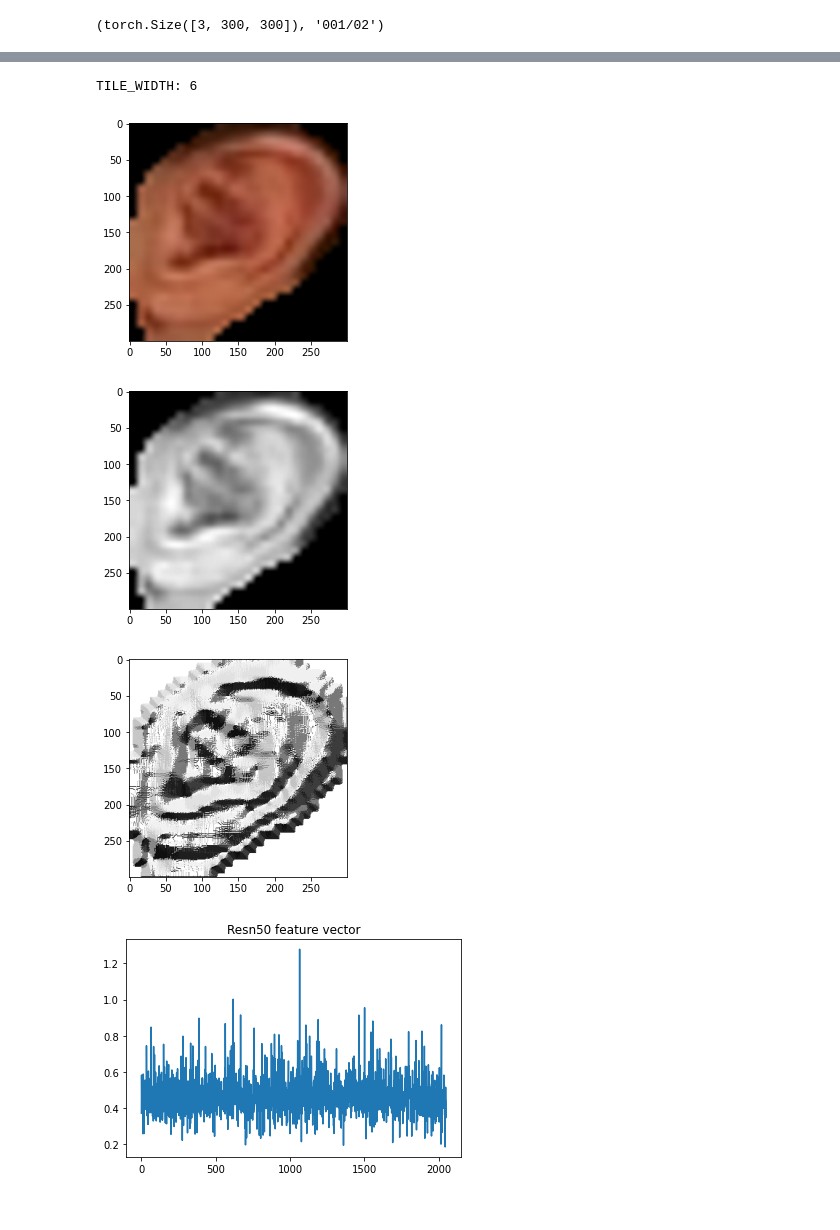
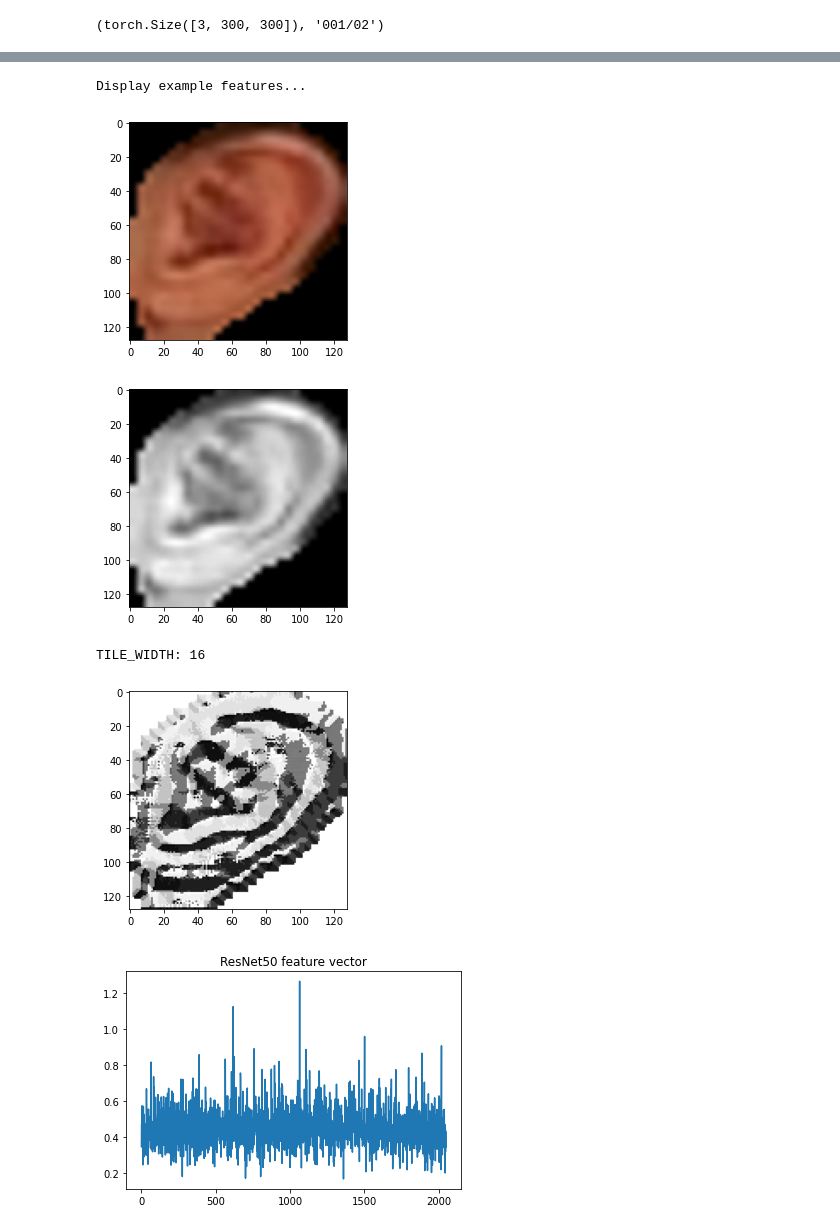
Before and after one commit to Matjaz12/Ear-Recognition-Pipeline, a Jupyter notebook: feature_extraction.ipynb, the cells around one changed output, grey strips where cells are left out. Saved outputs shown, nothing was run; the diff lists cells and outputs as text; code cells hidden in the pictures.

```diff
--- a/feature_extraction.ipynb
+++ b/feature_extraction.ipynb
@@ -76,5 +73,9 @@ ROOT_PATH = "/kaggle/input/eardataset/"
 
 Load ResNet50 pretrained on ImageNet. We'll use the ResNet50 model for inference (i.e we'll pass a cropped ear through the network and use its associated last fully connected layer as a feature vector).
 # %%
-from torchvision.models import resnet50, ResNet50_Weights
-resnet50_model = resnet50(weights=ResNet50_Weights.IMAGENET1K_V1)
+#from torchvision.models import resnet50, ResNet50_Weights
+#resnet50_model = resnet50(weights=ResNet50_Weights.IMAGENET1K_V1)
+
+
+from torchvision.models import resnet50
+resnet50_model = resnet50(pretrained=True)
@@ -198,4 +201,6 @@ def get_model(out_channels=1, train_mode=False, pretrained=True):
 # %%
+print("Loading model...")
 MODELS_DIR = "./DeepLabV3_v1"
+MODELS_DIR = "/kaggle/input/seg-model/DeepLabV3_v1"
 deeplabv3_model = get_model(out_channels=1, train_mode=False, pretrained=True)
 deeplabv3_model.load_state_dict(torch.load(MODELS_DIR))
@@ -251,7 +260,7 @@ preprocess_transform = albumentations.Compose([
     ToTensorV2(transpose_mask=True)
 ])
 
-train_dataset = EarClassificationDataset(annotations_file="./annotations_train.csv",
+train_dataset = EarClassificationDataset(annotations_file=f"/kaggle/input/tempdata/annotations_train.csv",
                                 image_dir=f"{ROOT_PATH}/images",
                                 transform=preprocess_transform)
 
@@ -361,7 +370,7 @@ def normalize(images, mean, std):
 
 Iterate over training images, extract features and save them to the database.
 # %%
-OUT_IMAGE_HEIGHT, OUT_IMAGE_WIDTH = IMAGE_HEIGHT, IMAGE_WIDTH
+OUT_IMAGE_HEIGHT, OUT_IMAGE_WIDTH = 128, 128
 
 def segment_ear(model, image, threshold):
     image = image.unsqueeze(dim=0).to(DEVICE)
@@ -372,9 +381,13 @@ def segment_ear(model, image, threshold):
     pred_mask[pred_mask >= threshold] = 1.0
     pred_mask[pred_mask < threshold] = 0.0
 
+    # check if empty mask
+    if not pred_mask.nonzero().sum().item():
+        return None
+
     # Crop image using predicted seg. mask & rescale the image
     cropped_image = crop_image(de_normalize(image, mean, std), pred_mask)
-    cropped_image = Image.fromarray(np.uint8(cropped_image * 255)).resize((IMAGE_HEIGHT, IMAGE_WIDTH))
+    cropped_image = Image.fromarray(np.uint8(cropped_image * 255)).resize((OUT_IMAGE_HEIGHT, OUT_IMAGE_WIDTH))
 
     return cropped_image
 
@@ -399,45 +412,49 @@ def resnet_50_features(feature_extractor, image):
 from PIL import Image
 
 THRESHOLD = 0.25
-
-lbp_descriptor = ScikitLBP(num_points=8, radius=1, to_hist=False, method="default")
-tile_sizes = list(divisors(image[0].shape[0], generator=True))[1: -1]
-TILE_WIDTH = tile_sizes[3]
-
-print(f"TILE_WIDTH: {TILE_WIDTH}")
-
+NUM_POINTS = 8
+RADIUS = 1
+TO_HIST = False
+lbp_descriptor = None
 
 with torch.no_grad():
+    print("Display example features...")
     for idx, (image, label) in enumerate(train_dataset):
 
         # Segment ear from the image
         cropped_image = segment_ear(deeplabv3_model, image, THRESHOLD)
         plt.imshow(cropped_image)
         plt.show()
 
         # Convert to gray scale
         cropped_gray_image = np.array(cropped_image.convert("L"))
         plt.imshow(cropped_gray_image, cmap="gray")
         plt.show()
 
+        if not lbp_descriptor:
+            lbp_descriptor = ScikitLBP(num_points=NUM_POINTS, radius=RADIUS, to_hist=TO_HIST, method="default")
+            tile_sizes = list(divisors(cropped_gray_image[0].shape[0], generator=True))[1: -1]
+            TILE_WIDTH = tile_sizes[3]
+            print(f"TILE_WIDTH: {TILE_WIDTH}")
+
         # Extract local binary patterns
         feature_vect = lbp_descriptor.describe(cropped_gray_image[np.newaxis, :, :], tile_width=TILE_WIDTH)[0]
         feature_vect = feature_vect.reshape((cropped_gray_image.shape))
-
         plt.imshow(feature_vect, cmap="gray")
         plt.show()
 
         # ResNet50 (ImageNet) features
         feature_vector = resnet_50_features(resnet50_feature_extractor, cropped_image)
         plt.plot(feature_vector.cpu())
-        plt.title("Resn50 feature vector")
+        plt.title("ResNet50 feature vector")
         plt.show()
 
         break
 # %% [output]
-TILE_WIDTH: 6
+Display example features...
-[figure, old version]
+[figure, new version]
-[figure, old version]
+[figure, new version]
+TILE_WIDTH: 16
-[figure, old version]
+[figure, new version]
-[figure, old version]
+[figure, new version]
 # %% [markdown]
```
Also changed, not shown: parts of 15 cells of this notebook, 1 other file.
